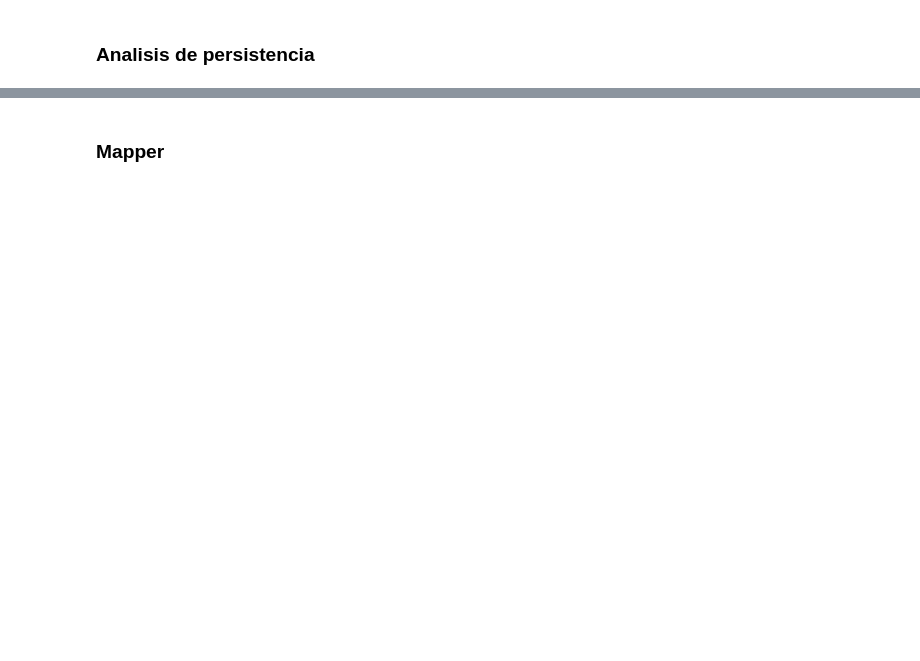
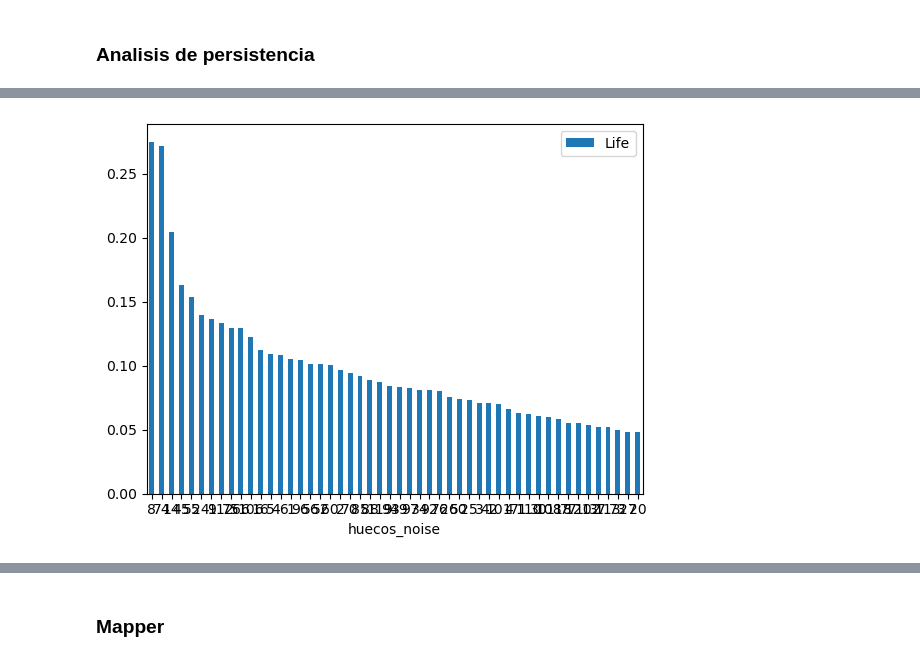
Before and after one commit to CastroMaster10/Detecting-Gravitional-Waves-Using-Topological-algorithms, a Jupyter notebook: main.ipynb, the cells around one changed output, grey strips where cells are left out. Drawn from its saved outputs; the diff is of its cells as text; code cells hidden in the pictures; blank space fills up the shorter version.

```diff
--- a/main.ipynb
+++ b/main.ipynb
@@ -247,3 +228,11 @@ d:  7
 Vamos a elegir la dimension 3.
 # %% [markdown]
 ### Aplicar el Encaje
+# %%
+#Estandarizar datos
+from sklearn.preprocessing import StandardScaler
+
+scaler =  StandardScaler()
+#scaler.fit(ts_noise.reshape(-1,1))
+ts_noise_scaled = scaler.fit_transform(ts_noise.reshape(-1,1))
+ts_noise_scaled.shape
@@ -250,13 +246,13 @@ Vamos a elegir la dimension 3.
 # %%
-stride = 25
+our_stride = 15
 dim =  3
 
 #con ruido
 embedder_noise = SingleTakensEmbedding(
-    parameters_type="fixed", n_jobs=6, time_delay=tau_ts_noise, dimension=2, stride=stride
+    parameters_type="fixed", n_jobs=6, time_delay=tau_ts_noise, dimension=2, stride=our_stride
 )
 
-y_embedded_noise = embedder_noise.fit_transform(ts_noise)
+y_embedded_noise = embedder_noise.fit_transform(ts_noise_scaled)
 # %%
 #sin ruido
 embedder_signal = SingleTakensEmbedding(
@@ -270,3 +278,7 @@ plot_point_cloud(y_embedded_noise)
 plot_point_cloud(y_embedded_signal)
 # %% [markdown]
 ### Analisis de persistencia
+# %%
+result_noise = ripser(y_embedded_noise,maxdim=2)
+diagrams_noise = result_noise['dgms']
+diagrams_noise
@@ -272,0 +303,8 @@ plot_point_cloud(y_embedded_signal)
+# %%
+dmg1_noise=diagrams_noise[1] #datos de B_1
+huecos_noise = pd.DataFrame(dmg1_noise, columns=['Birth', 'Death'])
+huecos_noise['Life'] = huecos_noise['Death'] - huecos_noise['Birth']
+huecos_noise = huecos_noise.sort_values(by='Life', ascending=False)
+index =pd.Series(range(len(huecos_noise.index))) #index
+huecos_noise['huecos_noise'] = index
+huecos_noise.head(10)
@@ -272,0 +323,6 @@ plot_point_cloud(y_embedded_signal)
+# %%
+huecos_noise_top10 = huecos_noise.iloc[:50,:]
+huecos_noise_top10.plot.bar(x='huecos_noise', y='Life', rot=0) #plot la persistencia de los huecos de la señal con ruido
+plt.show()
+# %% [output]
+[figure, added]
```
Also changed, not shown: parts of 27 cells of this notebook, 3 other files.
